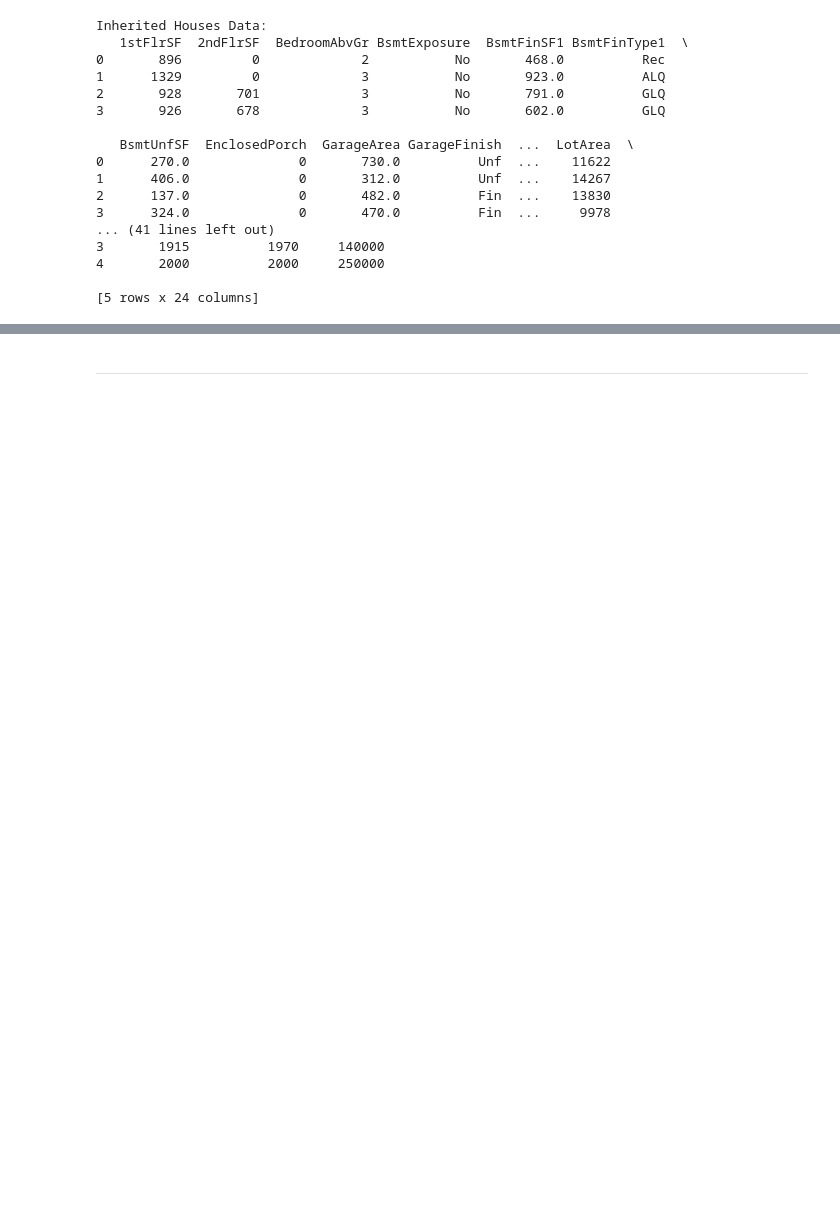
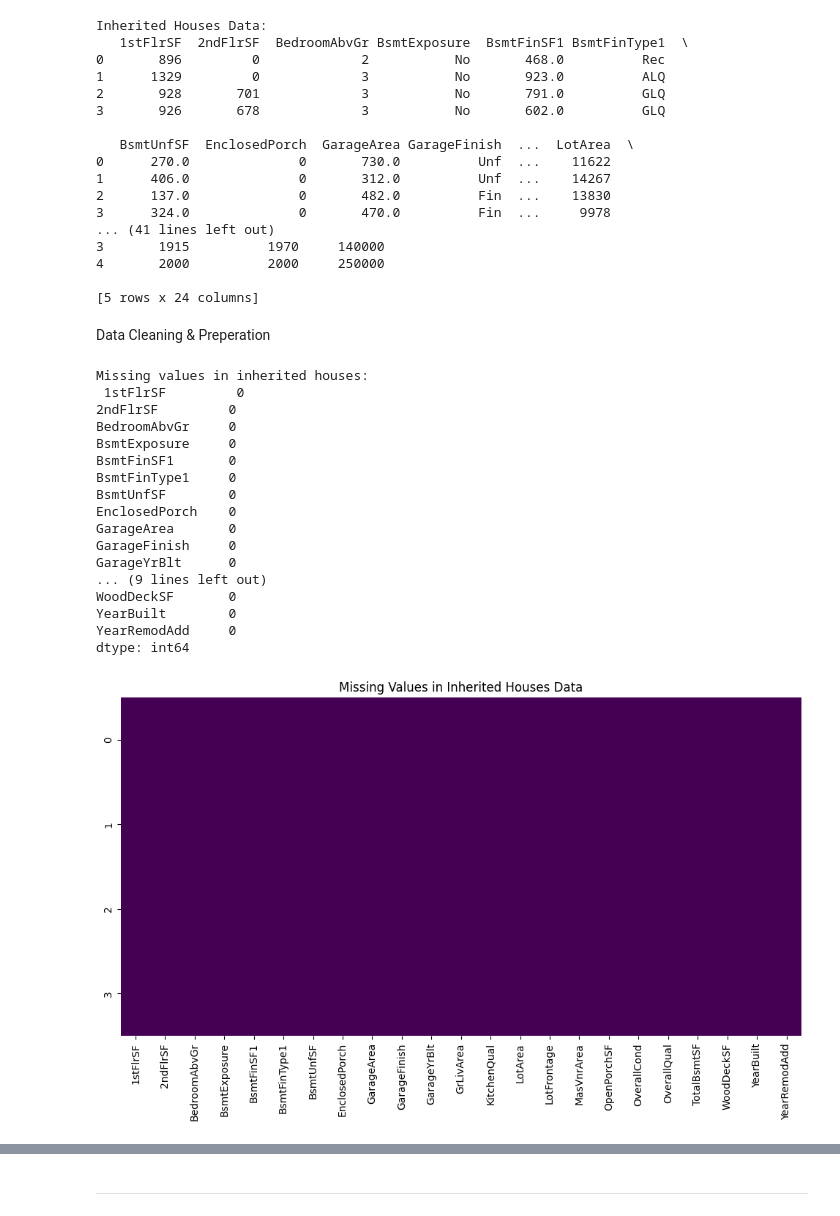
Before and after one commit to johnfurlong98/house_project1, a Jupyter notebook: jupyter_notebooks/Notebook_Template.ipynb, the cells around one changed output, grey strips where cells are left out. Drawn from its saved outputs; the diff is of its cells as text; code cells hidden in the pictures; blank space fills up the shorter version.

```diff
--- a/jupyter_notebooks/Notebook_Template.ipynb
+++ b/jupyter_notebooks/Notebook_Template.ipynb
@@ -100,3 +101,5 @@ Inherited Houses Data:
 4       2000          2000     250000
 
 [5 rows x 24 columns]
+# %% [markdown]
+ Data Cleaning & Preperation
@@ -102,0 +178,78 @@ Inherited Houses Data:
+# %%
+# Function to clean inherited houses data
+def clean_inherited_houses(data):
+    # Check for missing values
+    print("Missing values in inherited houses:\n", data.isnull().sum())
+
+    # Visualize missing values
+    plt.figure(figsize=(12, 6))
+    sns.heatmap(data.isnull(), cbar=False, cmap='viridis')
+    plt.title('Missing Values in Inherited Houses Data')
+    plt.show()
+
+    # Fill missing values for numerical and categorical features
+    for column in data.select_dtypes(include=[np.number]).columns:
+        data[column].fillna(data[column].median(), inplace=True)
+
+    for column in data.select_dtypes(include=[object]).columns:
+        data[column].fillna(data[column].mode()[0], inplace=True)
+
+    # Convert categorical variables to 'category' dtype
+    categorical_cols = data.select_dtypes(include=[object]).columns
+    data[categorical_cols] = data[categorical_cols].astype('category')
+
+    # Detect and remove outliers using IQR method
+    def detect_outliers_iqr(data):
+        outlier_indices = []
+        for col in data.select_dtypes(include=[np.number]).columns:
+            Q1 = data[col].quantile(0.25)
+            Q3 = data[col].quantile(0.75)
+            IQR = Q3 - Q1
+            lower_bound = Q1 - 1.5 * IQR
+            upper_bound = Q3 + 1.5 * IQR
+            outliers = data[(data[col] < lower_bound) | (data[col] > upper_bound)]
+            outlier_indices.extend(outliers.index.tolist())
+        return set(outlier_indices)
+
+    outlier_indices = detect_outliers_iqr(data)
+
+    # Remove outliers
+    data = data.drop(index=outlier_indices)
+    print(f"Number of outliers removed from inherited houses: {len(outlier_indices)}")
+
+    # Feature engineering: Create HouseAge feature
+    if 'YearBuilt' in data.columns:  # Ensure YearBuilt exists
+        data['HouseAge'] = 2024 - data['YearBuilt']
+
+    # Prepare the feature set
+    X_inherited = data
+
+    # Encode categorical variables
+    X_inherited = pd.get_dummies(X_inherited, drop_first=True)
+
+    print("Final feature set shape for inherited houses:", X_inherited.shape)
+    print("First few rows of features for inherited houses:\n", X_inherited.head())
+
+    return X_inherited
+
+# Clean the inherited houses dataset
+X_inherited = clean_inherited_houses(inherited_houses_df)
+# %% [output]
+Missing values in inherited houses:
+ 1stFlrSF         0
+2ndFlrSF         0
+BedroomAbvGr     0
+BsmtExposure     0
+BsmtFinSF1       0
+BsmtFinType1     0
+BsmtUnfSF        0
+EnclosedPorch    0
+GarageArea       0
+GarageFinish     0
+GarageYrBlt      0
+... (9 lines left out)
+WoodDeckSF       0
+YearBuilt        0
+YearRemodAdd     0
+dtype: int64
+[figure, added]
```
Also changed, not shown: parts of 13 cells of this notebook.
